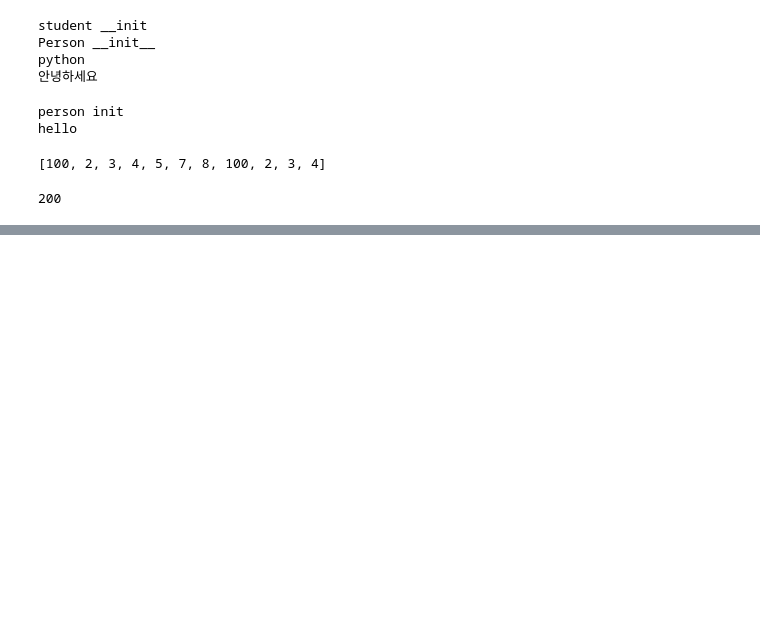
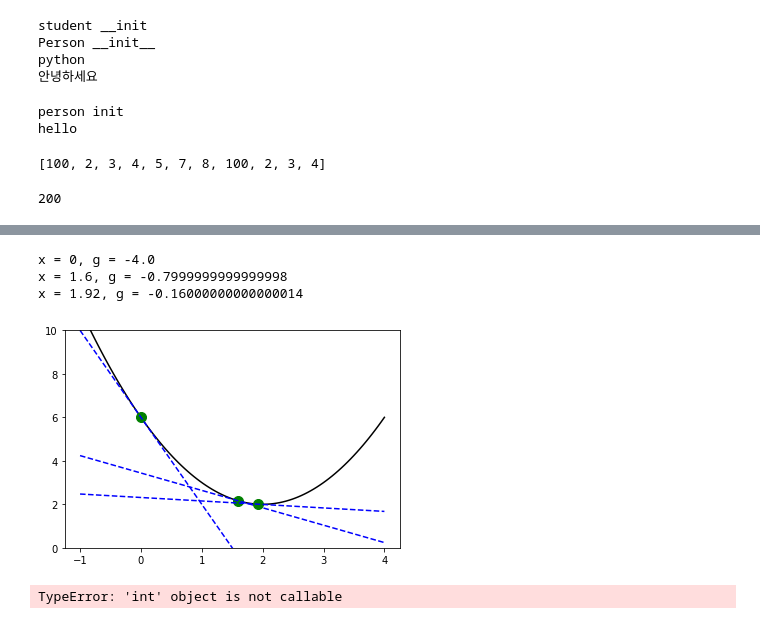
Before and after one commit to jungi21cc/Fastcampus, a Jupyter notebook: WEEK4/practice week4.ipynb, the cells around one changed output, grey strips where cells are left out. Drawn from its saved outputs; the diff is of its cells as text; code cells hidden in the pictures; blank space fills up the shorter version.

```diff
--- a/WEEK4/practice week4.ipynb
+++ b/WEEK4/practice week4.ipynb
@@ -798,0 +831,48 @@ print(area)
+# %%
+def f1(x):
+    return (x - 2) ** 2 + 2
+# %%
+def f1d(x):
+    """derivative of f1(x)"""
+    return 2 * (x - 2.0)
+# %%
+xx = np.linspace(-1, 4, 100)
+
+plt.plot(xx, f1(xx), 'k-')
+
+# step size
+mu = 0.4
+
+# k = 0
+x = 0
+plt.plot(x, f1(x), 'go', markersize=10)
+plt.plot(xx, f1d(x) * (xx - x) + f1(x), 'b--')
+print("x = {}, g = {}".format(x, f1d(x)))
+
+# k = 1
+x = x - mu * f1d(x)
+plt.plot(x, f1(x), 'go', markersize=10)
+plt.plot(xx, f1d(x) * (xx - x) + f1(x), 'b--')
+print("x = {}, g = {}".format(x, f1d(x)))
+
+# k = 2
+x = x - mu * f1d(x)
+plt.plot(x, f1(x), 'go', markersize=10)
+plt.plot(xx, f1d(x) * (xx - x) + f1(x), 'b--')
+print("x = {}, g = {}".format(x, f1d(x)))
+
+plt.ylim(0, 10)
+plt.show()
+# %% [output]
+x = 0, g = -4.0
+x = 1.6, g = -0.7999999999999998
+x = 1.92, g = -0.16000000000000014
+[figure, added]
+# %%
+def f2(x):
+    return (1 - x[0])**2 + 100.0 * (x[1] - x[0]**2)**2
+
+result = sp.optimize.minimize(f2, (-2, -2), jac = f3)
+print(result)
+# %% [output]
+TypeError: 'int' object is not callable
```
Also changed, not shown: parts of 28 cells of this notebook.
